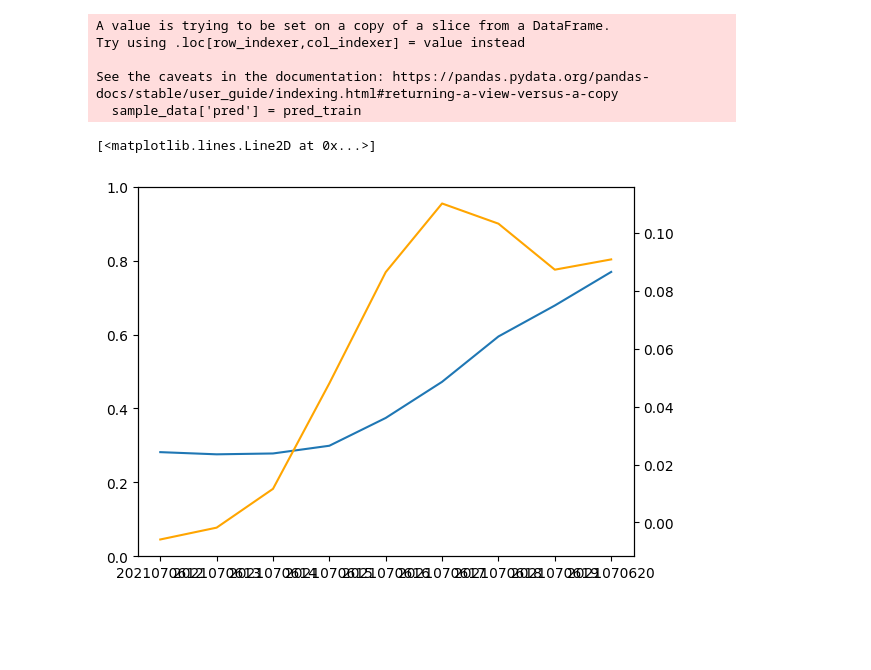
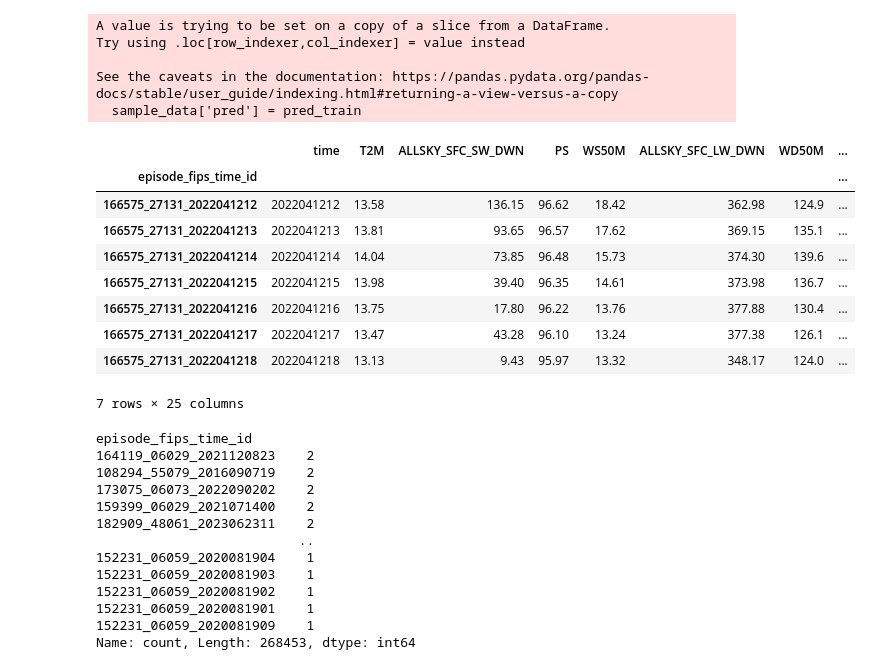
Before and after one commit to dhdzmota/dynamic-rythms, a Jupyter notebook: notebooks/dhm-09-model-test.ipynb, the cells around one changed output. Saved outputs shown, nothing was run; the diff lists cells and outputs as text; code cells hidden in the pictures; blank space fills up the shorter version.

```diff
--- a/notebooks/dhm-09-model-test.ipynb
+++ b/notebooks/dhm-09-model-test.ipynb
@@ -101,21 +193,41 @@ plt.show()
 # %%
 response_var = pd.read_parquet('../data/interim/storm_outages_2014_2023.parquet')
 # %%
-import numpy as np
 sample_id = pd.Series(train_episode_fips_id).sample(1).iloc[0]
 sample_data = data[data.episode_fips_id==sample_id]
 sample_data['pred'] = pred_train
-plt.plot(sample_data.time, sample_data.pred)
-plt.ylim(0,1)
-fig = plt.gcf()
-ax = fig.axes[0]
-ax2 = ax.twinx()
-ax2.plot(sample_data.time, np.gradient(sample_data.pred), color='orange')
 # %% [output]
 A value is trying to be set on a copy of a slice from a DataFrame.
 Try using .loc[row_indexer,col_indexer] = value instead
 
 See the caveats in the documentation: https://pandas.pydata.org/pandas-docs/stable/user_guide/indexing.html#returning-a-view-versus-a-copy
   sample_data['pred'] = pred_train
-[<matplotlib.lines.Line2D at 0x...>]
-[figure, removed]
+# %%
+sample_data
+# %% [output]
+|  | time | T2M | ALLSKY_SFC_SW_DWN | PS | WS50M | ALLSKY_SFC_LW_DWN | WD50M | ... |
+| episode_fips_time_id |  |  |  |  |  |  |  | ... |
+| 166575_27131_2022041212 | 2022041212 | 13.58 | 136.15 | 96.62 | 18.42 | 362.98 | 124.9 | ... |
+| 166575_27131_2022041213 | 2022041213 | 13.81 | 93.65 | 96.57 | 17.62 | 369.15 | 135.1 | ... |
+| 166575_27131_2022041214 | 2022041214 | 14.04 | 73.85 | 96.48 | 15.73 | 374.30 | 139.6 | ... |
+| 166575_27131_2022041215 | 2022041215 | 13.98 | 39.40 | 96.35 | 14.61 | 373.98 | 136.7 | ... |
+| 166575_27131_2022041216 | 2022041216 | 13.75 | 17.80 | 96.22 | 13.76 | 377.88 | 130.4 | ... |
+| 166575_27131_2022041217 | 2022041217 | 13.47 | 43.28 | 96.10 | 13.24 | 377.38 | 126.1 | ... |
+| 166575_27131_2022041218 | 2022041218 | 13.13 | 9.43 | 95.97 | 13.32 | 348.17 | 124.0 | ... |
+7 rows × 25 columns
+# %%
+pred_train.index.value_counts()
+# %% [output]
+episode_fips_time_id
+164119_06029_2021120823    2
+108294_55079_2016090719    2
+173075_06073_2022090202    2
+159399_06029_2021071400    2
+182909_48061_2023062311    2
+                          ..
+152231_06059_2020081904    1
+152231_06059_2020081903    1
+152231_06059_2020081902    1
+152231_06059_2020081901    1
+152231_06059_2020081909    1
+Name: count, Length: 268453, dtype: int64
```
Also changed, not shown: parts of 35 cells of this notebook.
